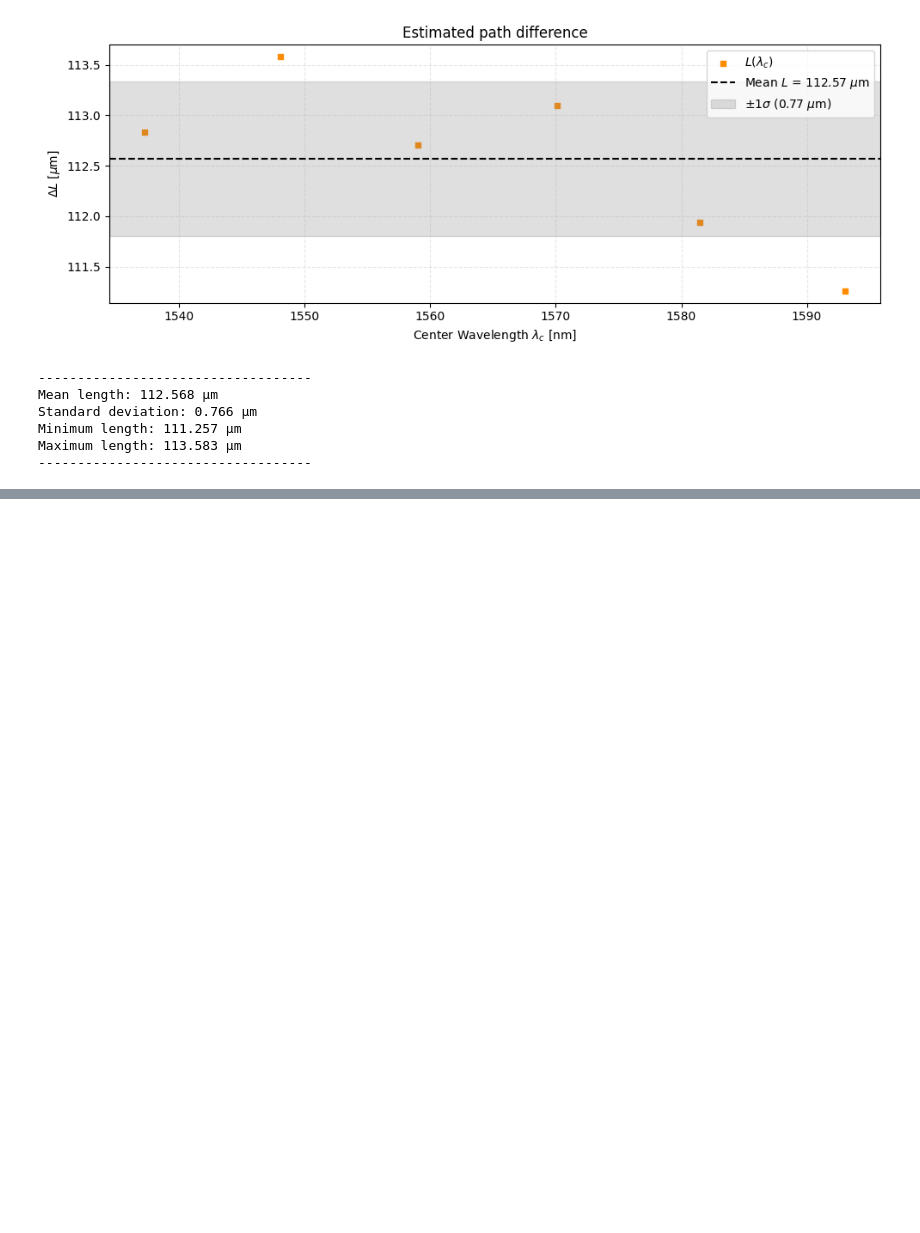
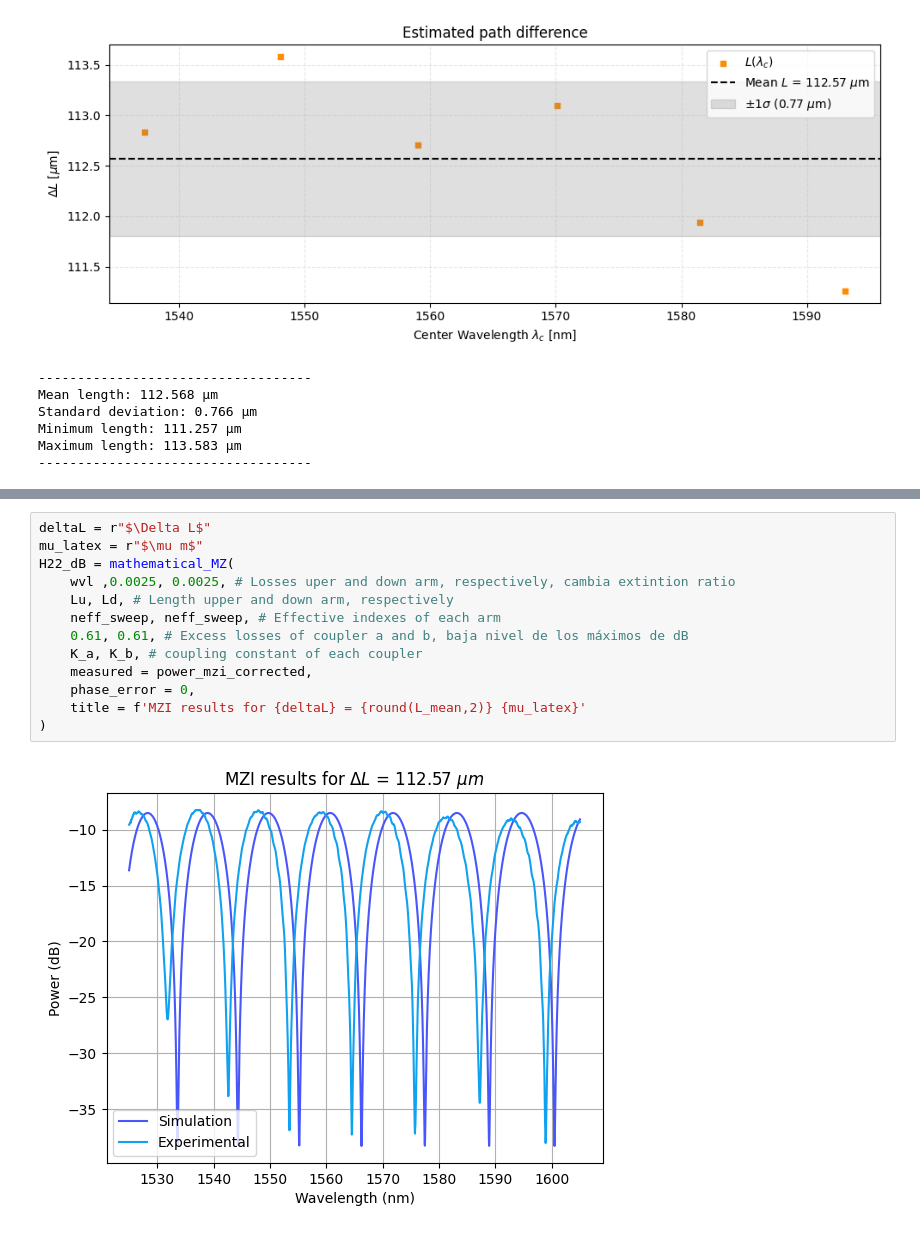
Before and after one commit to DBAEASE/programable, a Jupyter notebook: FabTest.ipynb, the cells around one changed output, grey strips where cells are left out. Drawn from its saved outputs; the diff is of its cells as text; blank space fills up the shorter version.

```diff
--- a/FabTest.ipynb
+++ b/FabTest.ipynb
@@ -862,0 +1085,15 @@ ValueError: Mode solver wavelength range must cover the experiment.
+# %%
+deltaL = r"$\Delta L$"
+mu_latex = r"$\mu m$"
+H22_dB = mathematical_MZ(
+    wvl ,0.0025, 0.0025, # Losses uper and down arm, respectively, cambia extintion ratio
+    Lu, Ld, # Length upper and down arm, respectively
+    neff_sweep, neff_sweep, # Effective indexes of each arm
+    0.61, 0.61, # Excess losses of coupler a and b, baja nivel de los máximos de dB
+    K_a, K_b, # coupling constant of each coupler
+    measured = power_mzi_corrected,
+    phase_error = 0,
+    title = f'MZI results for {deltaL} = {round(L_mean,2)} {mu_latex}'
+)
+# %% [output]
+[figure, added]
```
Also changed, not shown: parts of 14 cells of this notebook.
